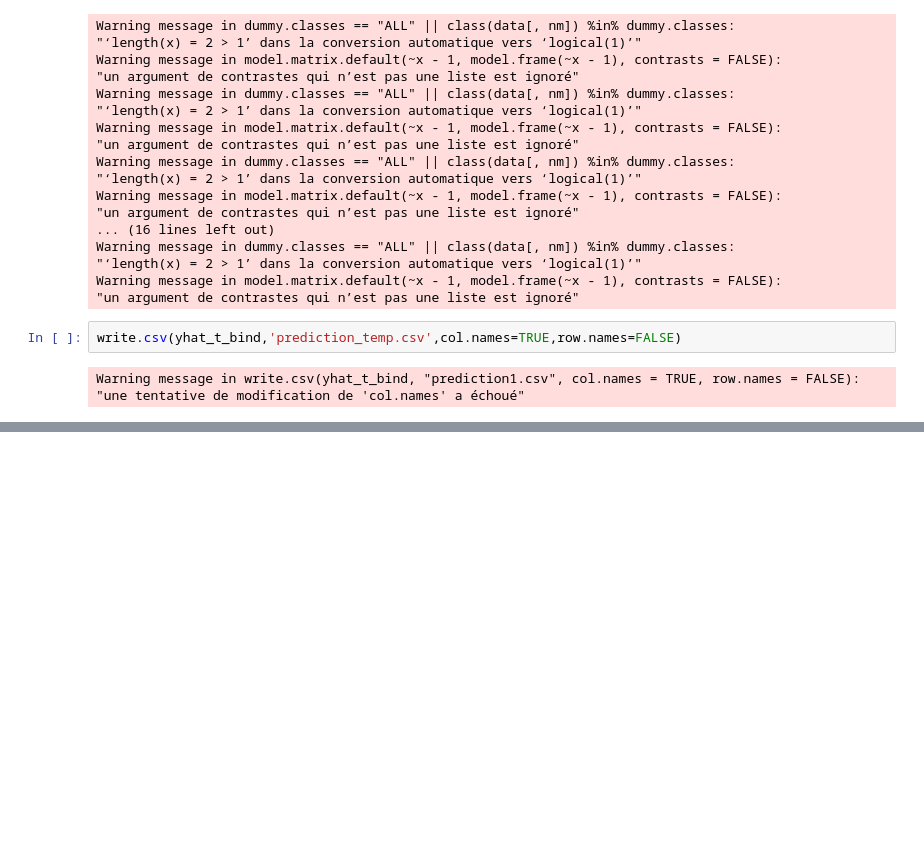
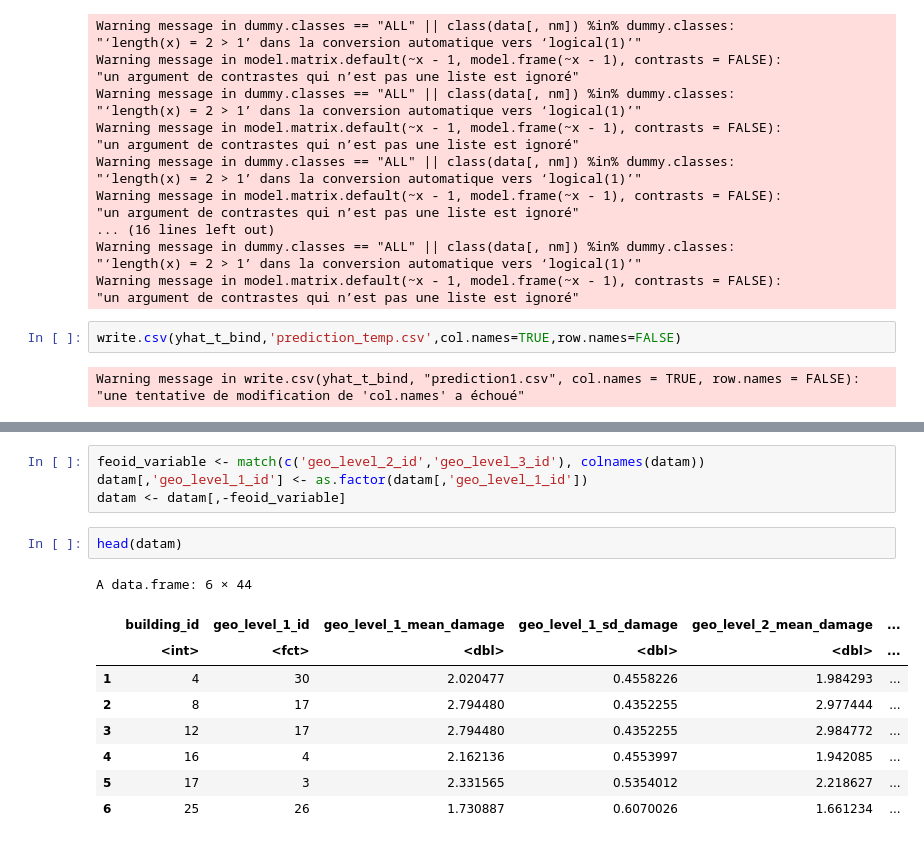
Before and after one commit to bikostet/richter-s-predictor-group-42, a Jupyter notebook: brouillon_bilal.ipynb, the cells around one changed output, grey strips where cells are left out. Drawn from its saved outputs; the diff is of its cells as text; blank space fills up the shorter version.

```diff
--- a/brouillon_bilal.ipynb
+++ b/brouillon_bilal.ipynb
@@ -908,0 +923,16 @@ Warning message in write.csv(yhat_t_bind, "prediction1.csv", col.names = TRUE, r
+# %%
+feoid_variable <- match(c('geo_level_2_id','geo_level_3_id'), colnames(datam))
+datam[,'geo_level_1_id'] <- as.factor(datam[,'geo_level_1_id'])
+datam <- datam[,-feoid_variable]
+# %%
+head(datam)
+# %% [output]
+A data.frame: 6 × 44
+|  | building_id | geo_level_1_id | geo_level_1_mean_damage | geo_level_1_sd_damage | geo_level_2_mean_damage | ... |
+|  | <int> | <fct> | <dbl> | <dbl> | <dbl> | ... |
+| 1 | 4 | 30 | 2.020477 | 0.4558226 | 1.984293 | ... |
+| 2 | 8 | 17 | 2.794480 | 0.4352255 | 2.977444 | ... |
+| 3 | 12 | 17 | 2.794480 | 0.4352255 | 2.984772 | ... |
+| 4 | 16 | 4 | 2.162136 | 0.4553997 | 1.942085 | ... |
+| 5 | 17 | 3 | 2.331565 | 0.5354012 | 2.218627 | ... |
+| 6 | 25 | 26 | 1.730887 | 0.6070026 | 1.661234 | ... |
```
Also changed, not shown: parts of 5 cells of this notebook, 3 other files.
